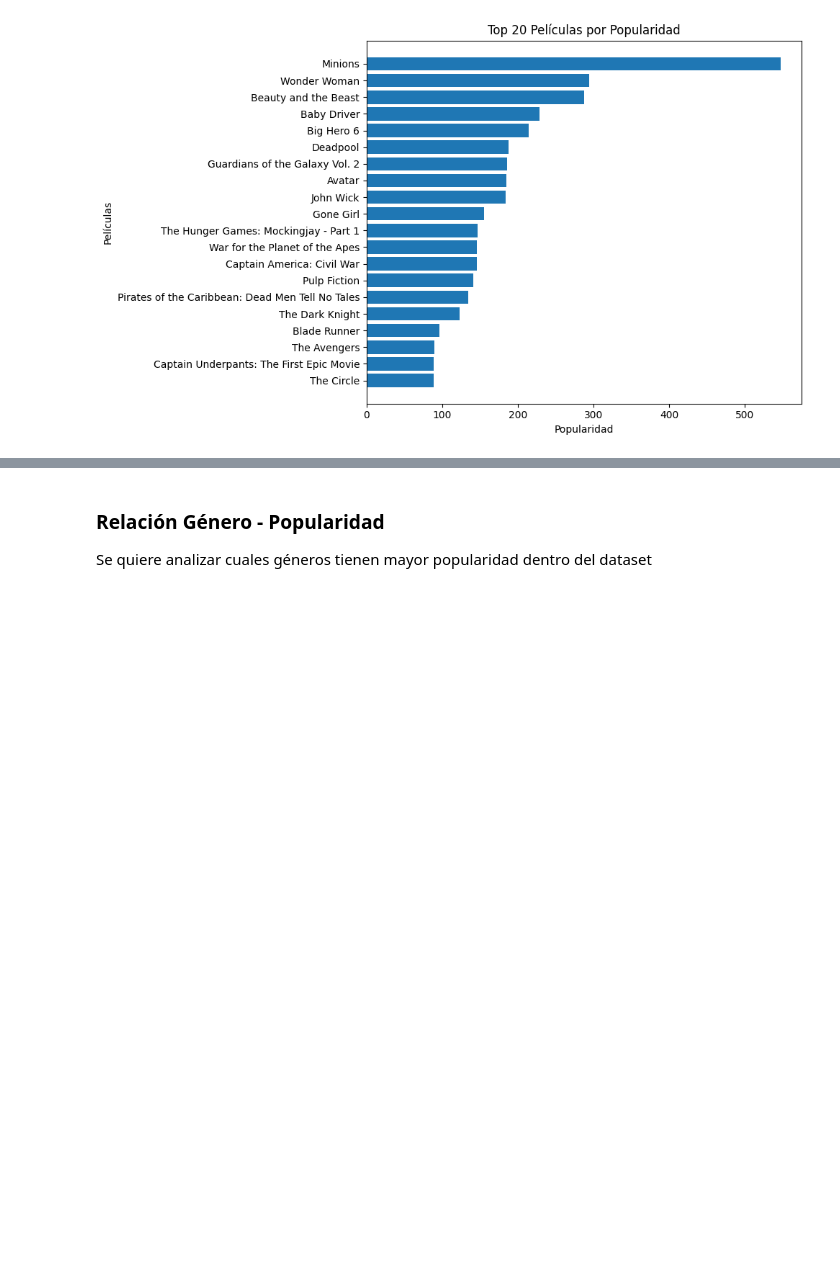
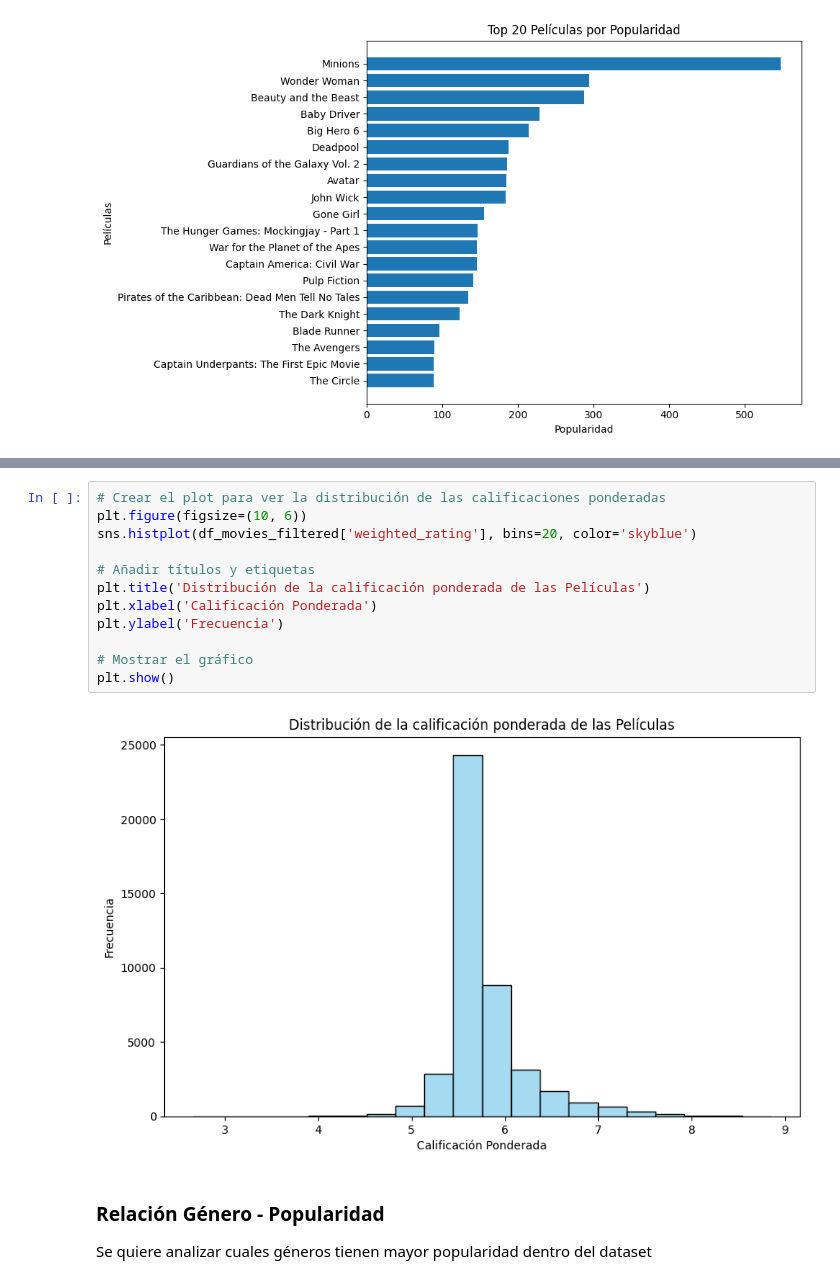
Before and after one commit to alejocampos1/Movies_Recommendation_2024, a Jupyter notebook: Notebooks/eda.ipynb, the cells around one changed output, grey strips where cells are left out. Drawn from its saved outputs; the diff is of its cells as text; blank space fills up the shorter version.

```diff
--- a/Notebooks/eda.ipynb
+++ b/Notebooks/eda.ipynb
@@ -435,3 +538,17 @@ plt.show()
+# %%
+# Crear el plot para ver la distribución de las calificaciones ponderadas
+plt.figure(figsize=(10, 6))
+sns.histplot(df_movies_filtered['weighted_rating'], bins=20, color='skyblue')
+
+# Añadir títulos y etiquetas
+plt.title('Distribución de la calificación ponderada de las Películas')
+plt.xlabel('Calificación Ponderada')
+plt.ylabel('Frecuencia')
+
+# Mostrar el gráfico
+plt.show()
+# %% [output]
+[figure, added]
 # %% [markdown]
 ### Relación Género - Popularidad
 Se quiere analizar cuales géneros tienen mayor popularidad dentro del dataset
```
Also changed, not shown: parts of 41 cells of this notebook, 1 other file.
